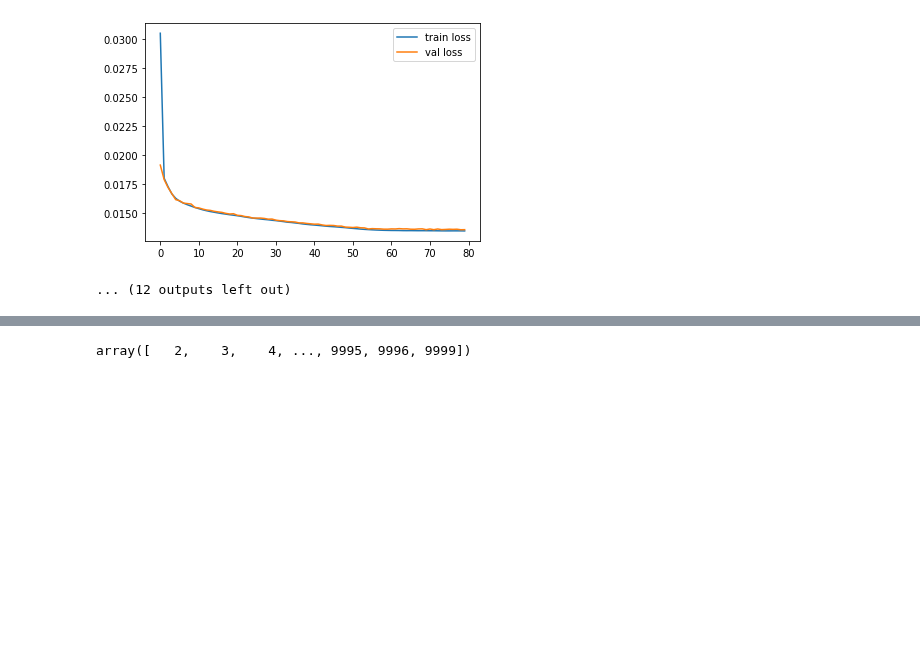
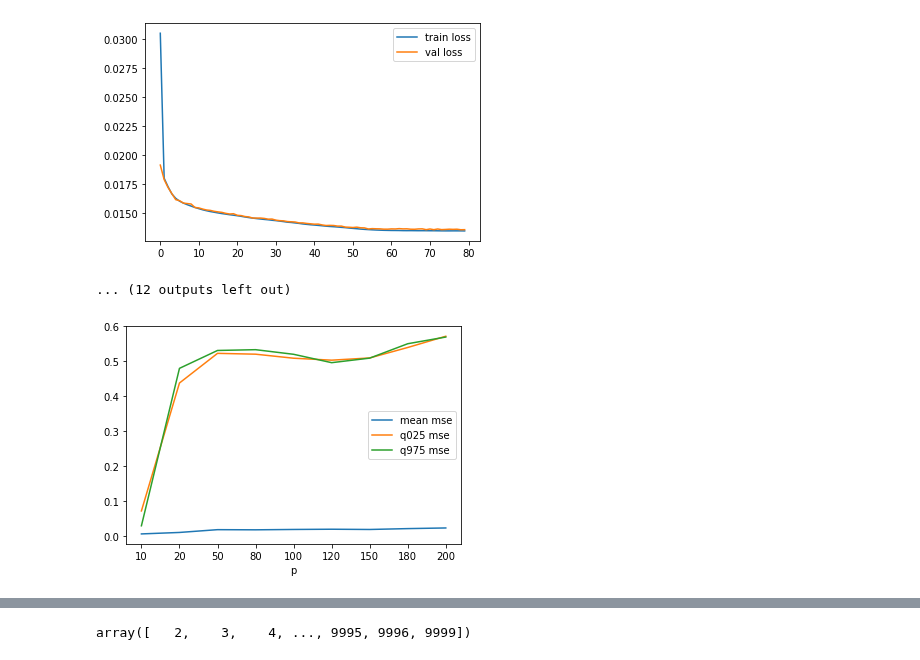
Before and after one commit to glory-99/simulation-based-inference, a Jupyter notebook: simple_case_exp.ipynb, the cells around one changed output, grey strips where cells are left out. Saved outputs shown, nothing was run; the diff lists cells and outputs as text; code cells hidden in the pictures; blank space fills up the shorter version.

```diff
--- a/simple_case_exp.ipynb
+++ b/simple_case_exp.ipynb
@@ -559,0 +615,10 @@ Val loss: 0.01354
+# %%
+plt.plot(all_mean_mse)
+plt.plot(all_q025_mse)
+plt.plot(all_q975_mse)
+plt.legend(['mean mse', 'q025 mse', 'q975 mse'])
+plt.xticks(range(9), ['10', '20', '50', '80', '100', '120', '150', '180', '200'])
+plt.xlabel('p')
+plt.show()
+# %% [output]
+[figure, added]
```
Also changed, not shown: parts of 3 cells of this notebook.
